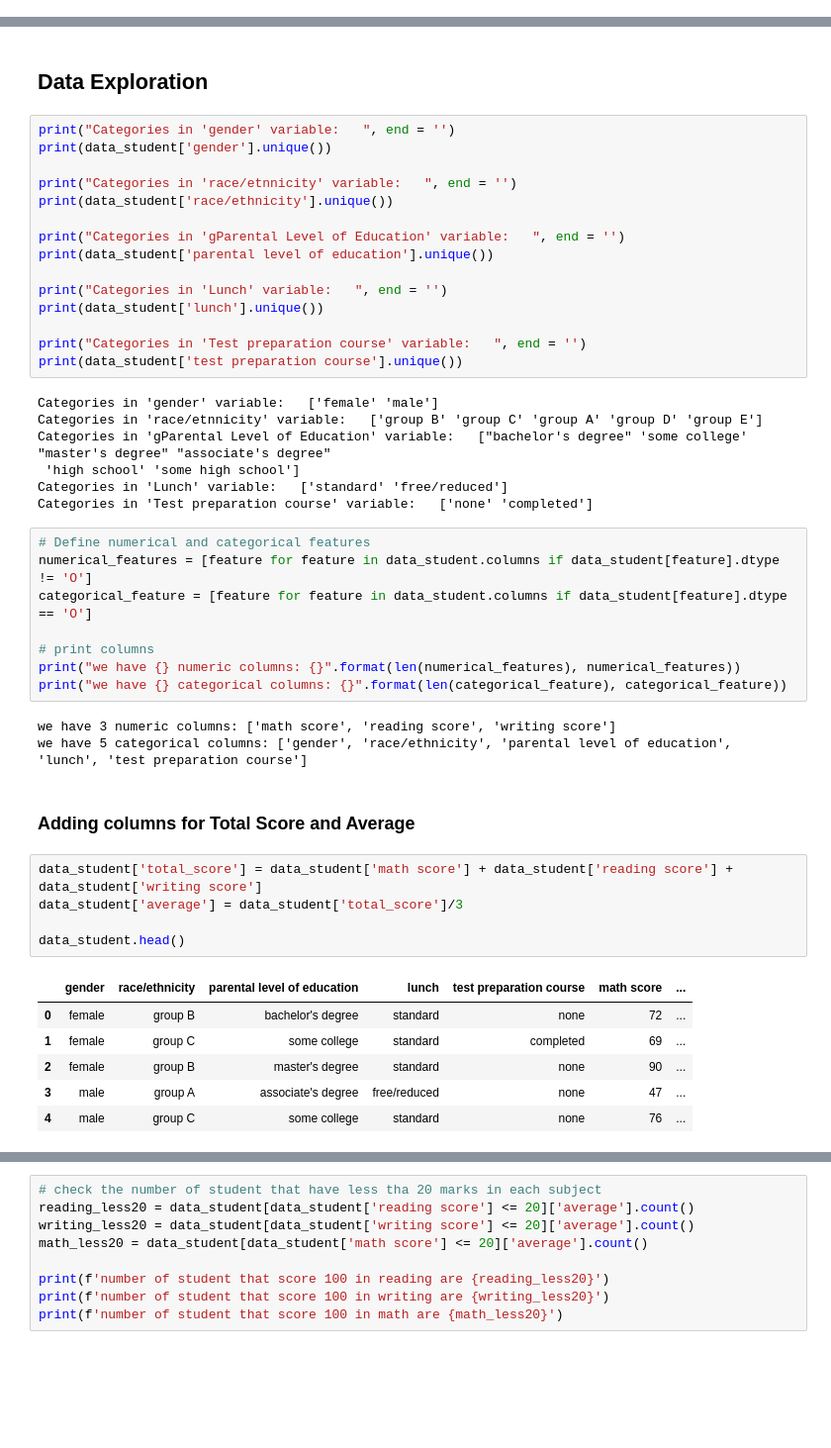
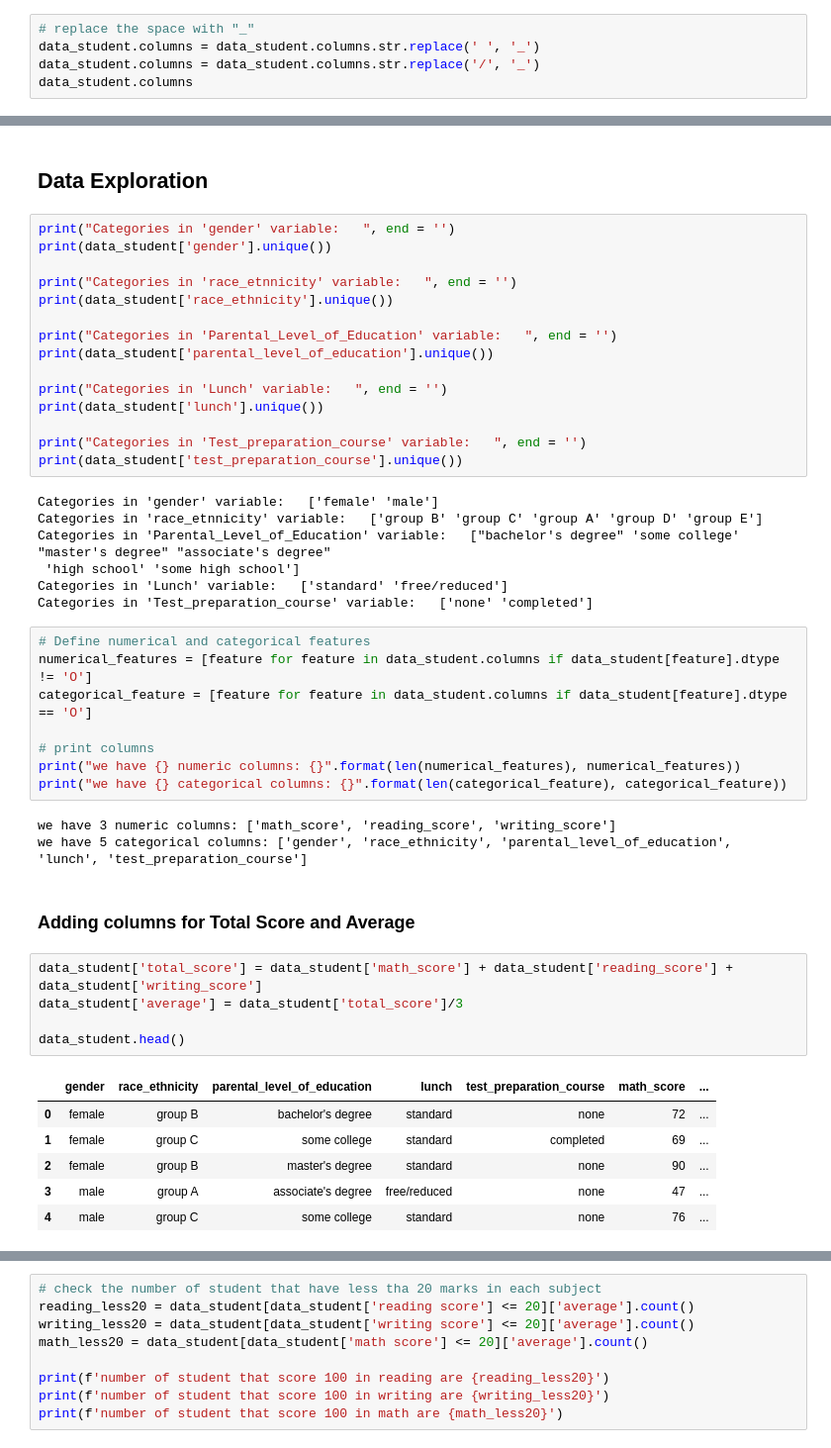
Before and after one commit to SirTee12/Demo-ML-Project, a Jupyter notebook: notebook/EDA_Student_Performance.ipynb, the cells around one changed output, grey strips where cells are left out. Shown at 99% size. Saved outputs shown, nothing was run; the diff lists cells and outputs as text; blank space fills up the shorter version.

```diff
--- a/notebook/EDA_Student_Performance.ipynb
+++ b/notebook/EDA_Student_Performance.ipynb
@@ -116,3 +116,8 @@ data_student.describe()
 | 50% | 66.00000 | 70.000000 | 69.000000 |
 | 75% | 77.00000 | 79.000000 | 79.000000 |
 | max | 100.00000 | 100.000000 | 100.000000 |
+# %%
+# replace the space with "_"
+data_student.columns = data_student.columns.str.replace(' ', '_')
+data_student.columns = data_student.columns.str.replace('/', '_')
+data_student.columns
@@ -122,24 +132,24 @@ data_student.describe()
 print("Categories in 'gender' variable:   ", end = '')
 print(data_student['gender'].unique())
 
-print("Categories in 'race/etnnicity' variable:   ", end = '')
-print(data_student['race/ethnicity'].unique())
+print("Categories in 'race_etnnicity' variable:   ", end = '')
+print(data_student['race_ethnicity'].unique())
 
-print("Categories in 'gParental Level of Education' variable:   ", end = '')
-print(data_student['parental level of education'].unique())
+print("Categories in 'Parental_Level_of_Education' variable:   ", end = '')
+print(data_student['parental_level_of_education'].unique())
 
 print("Categories in 'Lunch' variable:   ", end = '')
 print(data_student['lunch'].unique())
 
-print("Categories in 'Test preparation course' variable:   ", end = '')
-print(data_student['test preparation course'].unique())
+print("Categories in 'Test_preparation_course' variable:   ", end = '')
+print(data_student['test_preparation_course'].unique())
 # %% [output]
 Categories in 'gender' variable:   ['female' 'male']
-Categories in 'race/etnnicity' variable:   ['group B' 'group C' 'group A' 'group D' 'group E']
-Categories in 'gParental Level of Education' variable:   ["bachelor's degree" 'some college' "master's degree" "associate's degree"
+Categories in 'race_etnnicity' variable:   ['group B' 'group C' 'group A' 'group D' 'group E']
+Categories in 'Parental_Level_of_Education' variable:   ["bachelor's degree" 'some college' "master's degree" "associate's degree"
  'high school' 'some high school']
 Categories in 'Lunch' variable:   ['standard' 'free/reduced']
-Categories in 'Test preparation course' variable:   ['none' 'completed']
+Categories in 'Test_preparation_course' variable:   ['none' 'completed']
 # %%
 # Define numerical and categorical features
 numerical_features = [feature for feature in data_student.columns if data_student[feature].dtype != 'O']
@@ -149,17 +159,17 @@ categorical_feature = [feature for feature in data_student.columns if data_stude
 print("we have {} numeric columns: {}".format(len(numerical_features), numerical_features))
 print("we have {} categorical columns: {}".format(len(categorical_feature), categorical_feature))
 # %% [output]
-we have 3 numeric columns: ['math score', 'reading score', 'writing score']
-we have 5 categorical columns: ['gender', 'race/ethnicity', 'parental level of education', 'lunch', 'test preparation course']
+we have 3 numeric columns: ['math_score', 'reading_score', 'writing_score']
+we have 5 categorical columns: ['gender', 'race_ethnicity', 'parental_level_of_education', 'lunch', 'test_preparation_course']
 # %% [markdown]
 ### Adding columns for Total Score and Average
 # %%
-data_student['total_score'] = data_student['math score'] + data_student['reading score'] + data_student['writing score']
+data_student['total_score'] = data_student['math_score'] + data_student['reading_score'] + data_student['writing_score']
 data_student['average'] = data_student['total_score']/3
 
 data_student.head()
 # %% [output]
-|  | gender | race/ethnicity | parental level of education | lunch | test preparation course | math score | ... |
+|  | gender | race_ethnicity | parental_level_of_education | lunch | test_preparation_course | math_score | ... |
 | 0 | female | group B | bachelor's degree | standard | none | 72 | ... |
 | 1 | female | group C | some college | standard | completed | 69 | ... |
 | 2 | female | group B | master's degree | standard | none | 90 | ... |
```
Also changed, not shown: parts of 4 cells of this notebook, 4 other files.
